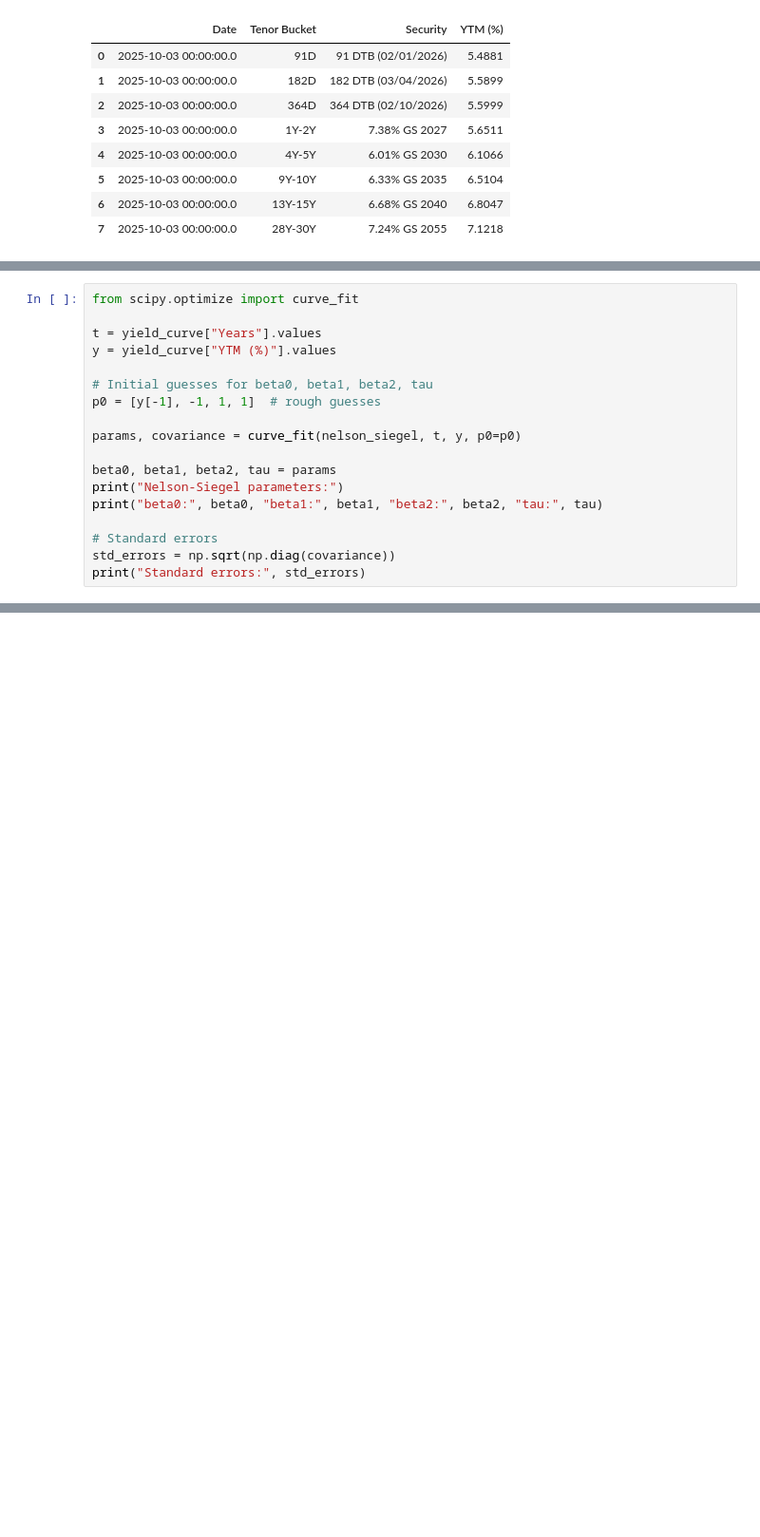
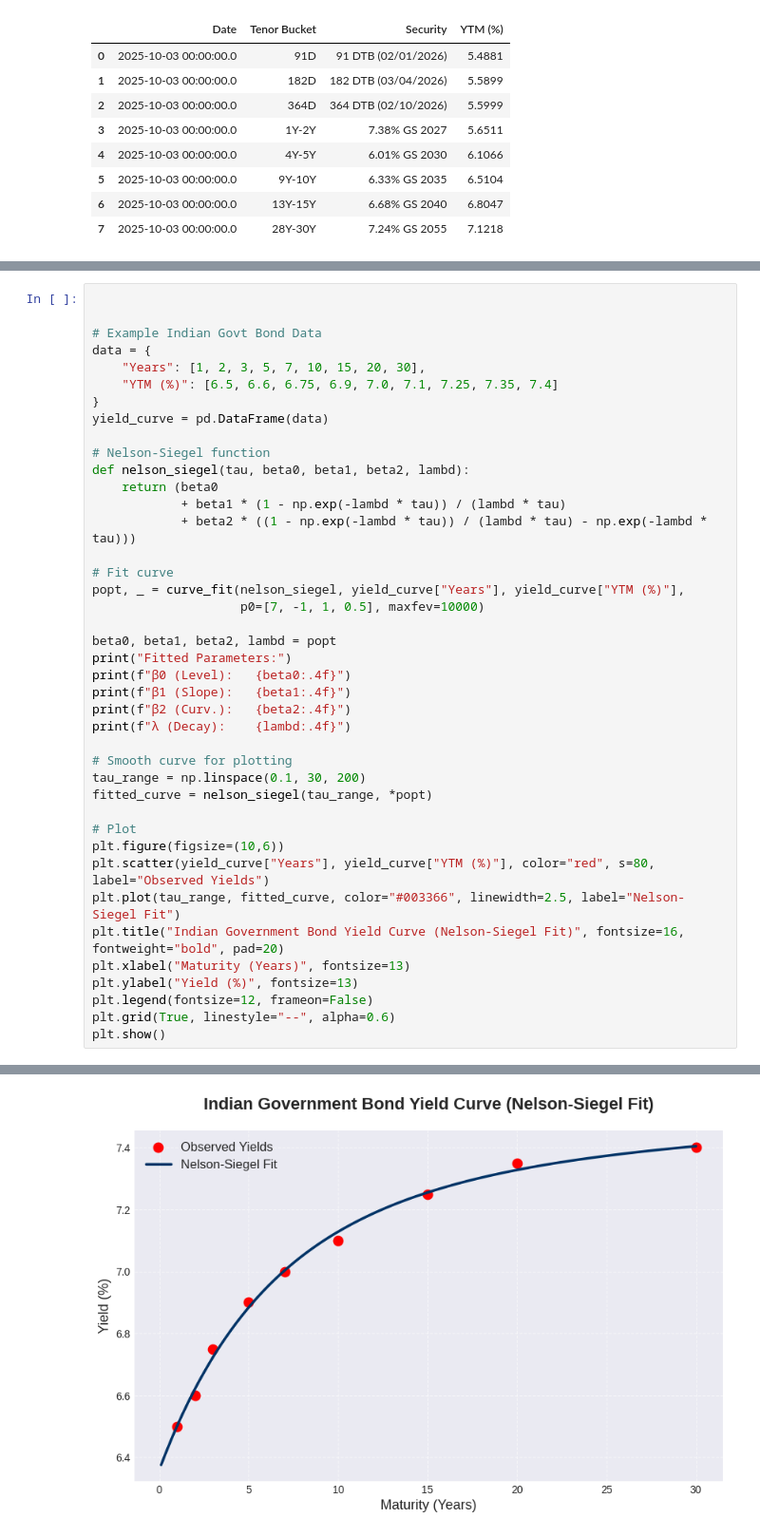
Before and after one commit to adas-quant/mscfe-gwp1-yieldcurve, a Jupyter notebook: notebooks/02_Task2_YieldCurve.ipynb, the cells around one changed output, grey strips where cells are left out. Shown: that part at 95% size. Drawn from its saved outputs; the diff is of its cells as text; blank space fills up the shorter version.

```diff
--- a/notebooks/02_Task2_YieldCurve.ipynb
+++ b/notebooks/02_Task2_YieldCurve.ipynb
@@ -199,18 +155,0 @@ def nelson_siegel(t, beta0, beta1, beta2, tau):
-# %%
-from scipy.optimize import curve_fit
-
-t = yield_curve["Years"].values
-y = yield_curve["YTM (%)"].values
-
-# Initial guesses for beta0, beta1, beta2, tau
-p0 = [y[-1], -1, 1, 1]  # rough guesses
-
-params, covariance = curve_fit(nelson_siegel, t, y, p0=p0)
-
-beta0, beta1, beta2, tau = params
-print("Nelson-Siegel parameters:")
-print("beta0:", beta0, "beta1:", beta1, "beta2:", beta2, "tau:", tau)
-
-# Standard errors
-std_errors = np.sqrt(np.diag(covariance))
-print("Standard errors:", std_errors)
@@ -267,0 +211,42 @@ Cubic Spline RMSE: 0.0000, MAE: 0.0000
+# %%
+
+
+# Example Indian Govt Bond Data
+data = {
+    "Years": [1, 2, 3, 5, 7, 10, 15, 20, 30],
+    "YTM (%)": [6.5, 6.6, 6.75, 6.9, 7.0, 7.1, 7.25, 7.35, 7.4]
+}
+yield_curve = pd.DataFrame(data)
+
+# Nelson-Siegel function
+def nelson_siegel(tau, beta0, beta1, beta2, lambd):
+    return (beta0
+            + beta1 * (1 - np.exp(-lambd * tau)) / (lambd * tau)
+            + beta2 * ((1 - np.exp(-lambd * tau)) / (lambd * tau) - np.exp(-lambd * tau)))
+
+# Fit curve
+popt, _ = curve_fit(nelson_siegel, yield_curve["Years"], yield_curve["YTM (%)"],
+                    p0=[7, -1, 1, 0.5], maxfev=10000)
+
+beta0, beta1, beta2, lambd = popt
+print("Fitted Parameters:")
+print(f"β0 (Level):   {beta0:.4f}")
+print(f"β1 (Slope):   {beta1:.4f}")
+print(f"β2 (Curv.):   {beta2:.4f}")
+print(f"λ (Decay):    {lambd:.4f}")
+
+# Smooth curve for plotting
+tau_range = np.linspace(0.1, 30, 200)
+fitted_curve = nelson_siegel(tau_range, *popt)
+
+# Plot
+plt.figure(figsize=(10,6))
+plt.scatter(yield_curve["Years"], yield_curve["YTM (%)"], color="red", s=80, label="Observed Yields")
+plt.plot(tau_range, fitted_curve, color="#003366", linewidth=2.5, label="Nelson-Siegel Fit")
+plt.title("Indian Government Bond Yield Curve (Nelson-Siegel Fit)", fontsize=16, fontweight="bold", pad=20)
+plt.xlabel("Maturity (Years)", fontsize=13)
+plt.ylabel("Yield (%)", fontsize=13)
+plt.legend(fontsize=12, frameon=False)
+plt.grid(True, linestyle="--", alpha=0.6)
+plt.show()
+# %% [output]
@@ -267,0 +258 @@ Cubic Spline RMSE: 0.0000, MAE: 0.0000
+[figure, added]
```
Also changed, not shown: parts of 24 cells of this notebook.
